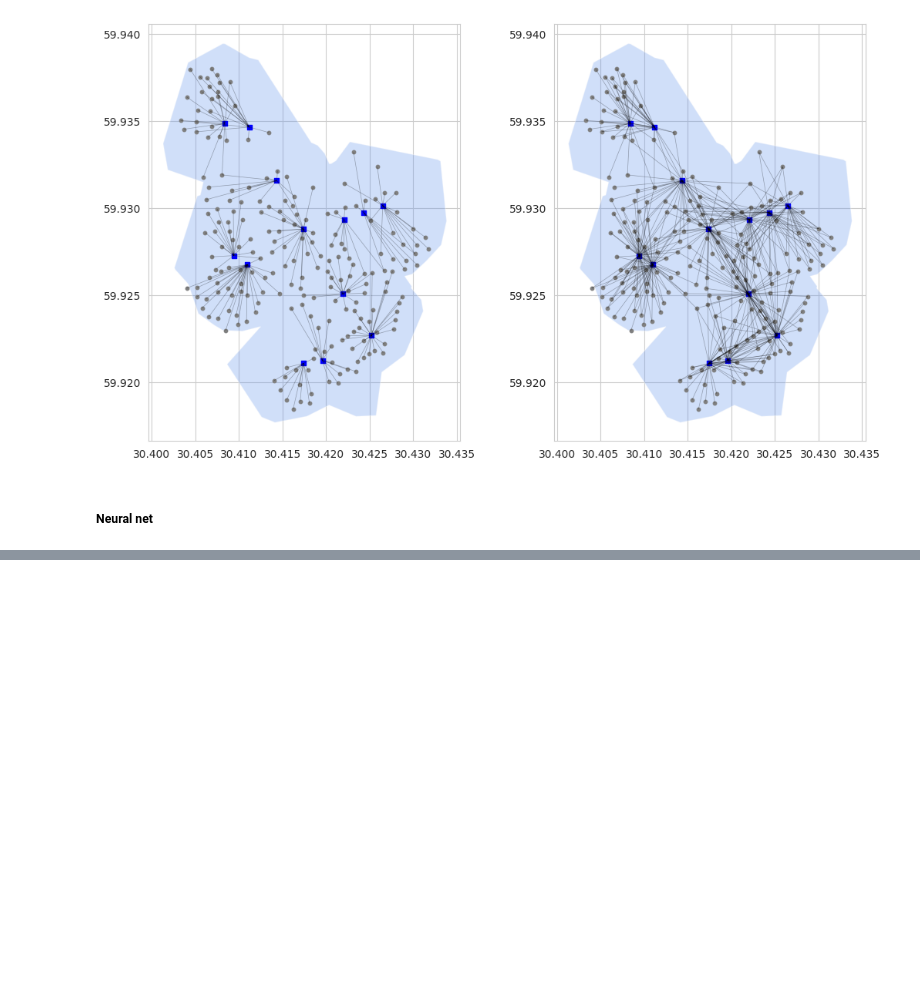
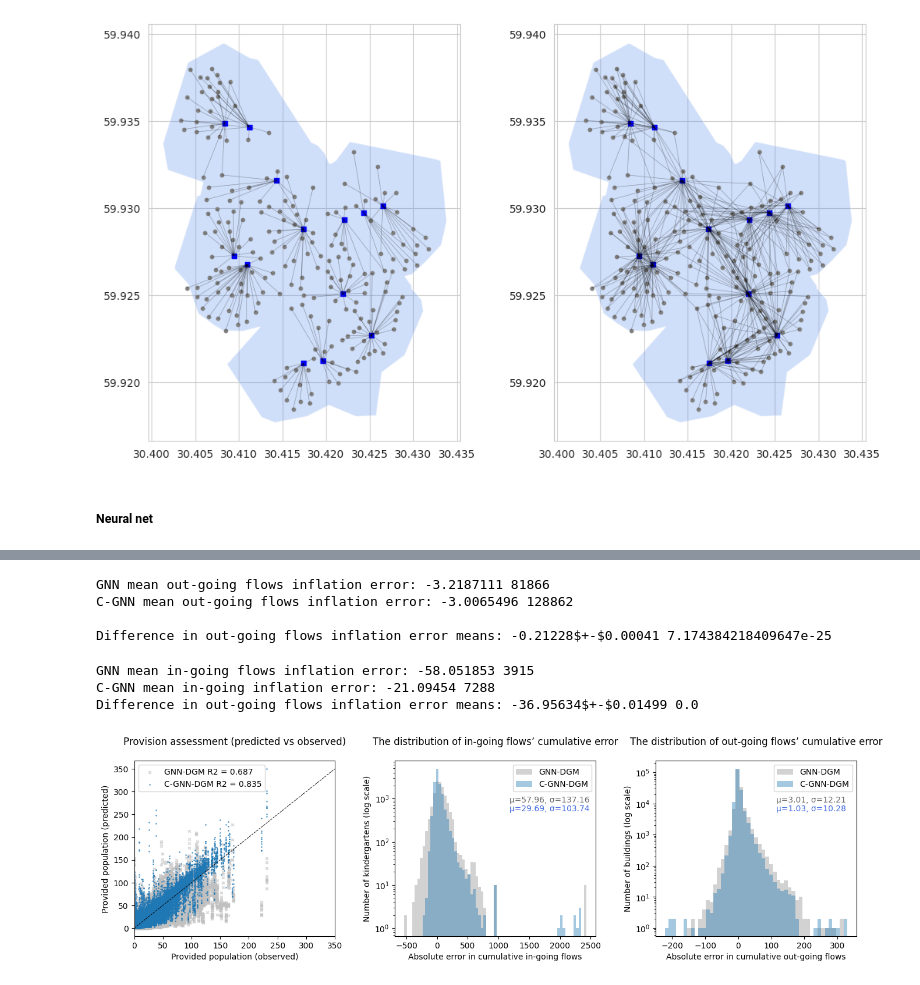
Before and after one commit to RitaMargari/urban-facilities-provision, a Jupyter notebook: main.ipynb, the cells around one changed output, grey strips where cells are left out. Saved outputs shown, nothing was run; the diff lists cells and outputs as text; code cells hidden in the pictures; blank space fills up the shorter version.

```diff
--- a/main.ipynb
+++ b/main.ipynb
@@ -1008,0 +967,11 @@ Bootstrapping test: bootstap mean 27.495+/-0.015, p_value 0.000
+# %%
+get_provision_plots(ilp_predictions[0]['U-GNN'], ilp_predictions[0]['DC-GNN_7'], ilp_predictions[1], fig_name='ilp_error_dist.png')
+# %% [output]
+GNN mean out-going flows inflation error: -3.2187111 81866
+C-GNN mean out-going flows inflation error: -3.0065496 128862
+
+Difference in out-going flows inflation error means: -0.21228$+-$0.00041 7.174384218409647e-25
+GNN mean in-going flows inflation error: -58.051853 3915
+C-GNN mean in-going inflation error: -21.09454 7288
+Difference in out-going flows inflation error means: -36.95634$+-$0.01499 0.0
+[figure, added]
```
Also changed, not shown: parts of 38 cells of this notebook, 21 other files.
